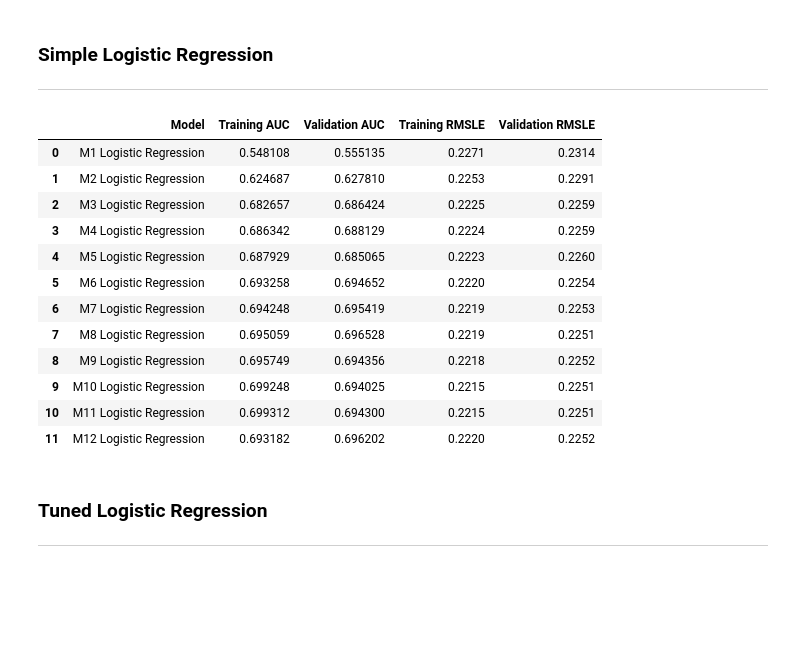
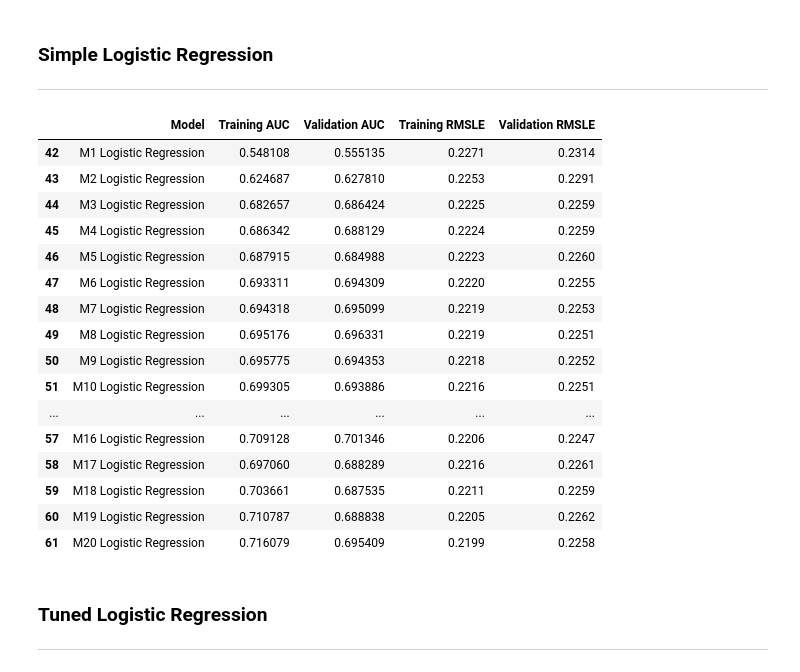
Before and after one commit to Iandrewburg/Data_Science, a Jupyter notebook: Data_Science_2/Assignments/Take_Home_Final/brandenburg_kaggle.ipynb, the cells around one changed output. Drawn from its saved outputs; the diff is of its cells as text; code cells hidden in the pictures; blank space fills up the shorter version.

```diff
--- a/Data_Science_2/Assignments/Take_Home_Final/brandenburg_kaggle.ipynb
+++ b/Data_Science_2/Assignments/Take_Home_Final/brandenburg_kaggle.ipynb
@@ -247,16 +248,17 @@ keyword_performance = ['kw_min_min',
 self_reference_metrics = ['self_reference_min_shares',
                           'self_reference_max_shares',
                           'self_reference_avg_sharess']
-publication_timing = ['weekday_is_monday',
-                      'weekday_is_tuesday',
+
+# dropped 'weekday_is_monday' and 'is_weekend'
+publication_timing = ['weekday_is_tuesday',
                       'weekday_is_wednesday',
                       'weekday_is_thursday',
                       'weekday_is_friday',
                       'weekday_is_saturday',
-                      'weekday_is_sunday',
-                      'is_weekend']
-content_topic_and_sentiment = ['data_channel_is_lifestyle',
-                               'data_channel_is_entertainment',
+                      'weekday_is_sunday']
+
+# dropped 'data_channel_is_lifestyle'
+content_topic_and_sentiment = ['data_channel_is_entertainment',
                                'data_channel_is_bus',
                                'data_channel_is_socmed',
                                'data_channel_is_tech',
@@ -278,5 +280,21 @@ title_sentiment = ['title_subjectivity',
                    'title_sentiment_polarity',
                    'abs_title_subjectivity',
                    'abs_title_sentiment_polarity']
+# %%
+def square_features(variables, df):
+    sqaured_features = []
+    for var in variables:
+        feature_name = f'{var}_squared'
+        df[feature_name] = df[var] ** 2
+        sqaured_features.append(feature_name)
+    return sqaured_features
+
+def interact_features(variables, df):
+    interacted_features = []
+    for (var1, var2) in combinations(variables, 2):
+        feature_name = f'{var1}_{var2}_interaction'
+        df[feature_name] = df[var1] * df[var2]
+        interacted_features.append(feature_name)
+    return interacted_features
 # %%
 ##################SQUARED TERMS###################
@@ -375,11 +369,9 @@ perm_importance_variables = ['n_tokens_title',
                              'self_reference_min_shares',
                              'self_reference_max_shares',
                              'self_reference_avg_sharess',
-                             'weekday_is_monday',
                              'weekday_is_thursday',
                              'weekday_is_friday',
                              'weekday_is_sunday',
-                             'is_weekend',
                              'data_channel_is_entertainment',
                              'data_channel_is_bus',
                              'data_channel_is_socmed',
@@ -432,7 +424,15 @@ models = {
     'M9': basic_text_features + content_properties + keyword_performance + self_reference_metrics + publication_timing + content_topic_and_sentiment + title_sentiment + sqrd_title_sentiment + sqrd_basic_text_features,
     'M10': basic_text_features + content_properties + keyword_performance + self_reference_metrics + publication_timing + content_topic_and_sentiment + title_sentiment + sqrd_title_sentiment + sqrd_basic_text_features + interaction_basic_text_features,
     'M11': basic_text_features + content_properties + keyword_performance + self_reference_metrics + publication_timing + content_topic_and_sentiment + title_sentiment + sqrd_title_sentiment + sqrd_basic_text_features + interaction_basic_text_features + interaction_title_sentiment_features,
-    'M12': perm_importance_variables
+    'M12': perm_importance_variables,
+    'M13': basic_text_features + content_properties + keyword_performance + self_reference_metrics + publication_timing + content_topic_and_sentiment + title_sentiment + sqrd_content_properties + sqrd_keyword_performance,
+    'M14': basic_text_features + content_properties + keyword_performance + self_reference_metrics + publication_timing + content_topic_and_sentiment + title_sentiment + sqrd_title_sentiment + sqrd_basic_text_features + sqrd_content_properties,
+    'M15': basic_text_features + content_properties + keyword_performance + self_reference_metrics + publication_timing + content_topic_and_sentiment + title_sentiment + sqrd_title_sentiment + sqrd_basic_text_features + sqrd_content_properties + sqrd_keyword_performance,
+    'M16': basic_text_features + content_properties + keyword_performance + self_reference_metrics + publication_timing + content_topic_and_sentiment + title_sentiment + sqrd_title_sentiment + sqrd_basic_text_features + sqrd_content_properties + sqrd_keyword_performance + sqrd_self_reference_metrics,
+    'M17': basic_text_features + content_properties + keyword_performance + self_reference_metrics + publication_timing + content_topic_and_sentiment + title_sentiment + interaction_content_properties,
+    'M18': basic_text_features + content_properties + keyword_performance + self_reference_metrics + publication_timing + content_topic_and_sentiment + title_sentiment + interaction_content_properties + interaction_keyword_performance,
+    'M19': basic_text_features + content_properties + keyword_performance + self_reference_metrics + publication_timing + content_topic_and_sentiment + title_sentiment + interaction_content_properties + interaction_keyword_performance + interaction_self_reference_metrics,
+    'M20': basic_text_features + content_properties + keyword_performance + self_reference_metrics + publication_timing + content_topic_and_sentiment + title_sentiment + interaction_content_properties + interaction_keyword_performance + interaction_self_reference_metrics + sqrd_title_sentiment + sqrd_basic_text_features + sqrd_content_properties + sqrd_keyword_performance + sqrd_self_reference_metrics,
 }
 # %%
 # Split 'train_data' into training and validation sets
@@ -471,46 +471,50 @@ for model_name, features in models.items():
         ("scale_features", ColumnTransformer([("scale", StandardScaler(), features)], remainder='drop')),
         ("log_reg", LogisticRegression())
     ]
 
     # Create pipeline
     pipeline = Pipeline(steps)
 
     # Fit the model on training data
     pipeline.fit(X_train[features], y_train)
 
     # Predict probabilities on the training and validation data
     # Note: We use predict_proba to get probabilities, and we're interested in the probabilities of the positive class (usually at index 1)
     train_prob = pipeline.predict_proba(X_train[features])[:, 1]
     val_prob = pipeline.predict_proba(X_val[features])[:, 1]
 
     # Calculate AUC
     train_auc = roc_auc_score(y_train, train_prob)
     val_auc = roc_auc_score(y_val, val_prob)
 
     # Calculate RMSLE
     train_rmsle = calculateRMSLE(train_prob, y_train)
     val_rmsle = calculateRMSLE(val_prob, y_val)
 
     # Append results
     results.append([full_model_name, train_auc, val_auc, train_rmsle, val_rmsle])
 
 results_df = pd.DataFrame(results, columns=['Model', 'Training AUC', 'Validation AUC', 'Training RMSLE', 'Validation RMSLE'])
 
-results_df.tail(12)
+results_df.tail(20)
 # %% [output]
 |  | Model | Training AUC | Validation AUC | Training RMSLE | Validation RMSLE |
-| 0 | M1 Logistic Regression | 0.548108 | 0.555135 | 0.2271 | 0.2314 |
-| 1 | M2 Logistic Regression | 0.624687 | 0.627810 | 0.2253 | 0.2291 |
-| 2 | M3 Logistic Regression | 0.682657 | 0.686424 | 0.2225 | 0.2259 |
-| 3 | M4 Logistic Regression | 0.686342 | 0.688129 | 0.2224 | 0.2259 |
-| 4 | M5 Logistic Regression | 0.687929 | 0.685065 | 0.2223 | 0.2260 |
-| 5 | M6 Logistic Regression | 0.693258 | 0.694652 | 0.2220 | 0.2254 |
-| 6 | M7 Logistic Regression | 0.694248 | 0.695419 | 0.2219 | 0.2253 |
-| 7 | M8 Logistic Regression | 0.695059 | 0.696528 | 0.2219 | 0.2251 |
-| 8 | M9 Logistic Regression | 0.695749 | 0.694356 | 0.2218 | 0.2252 |
-| 9 | M10 Logistic Regression | 0.699248 | 0.694025 | 0.2215 | 0.2251 |
-| 10 | M11 Logistic Regression | 0.699312 | 0.694300 | 0.2215 | 0.2251 |
-| 11 | M12 Logistic Regression | 0.693182 | 0.696202 | 0.2220 | 0.2252 |
+| 42 | M1 Logistic Regression | 0.548108 | 0.555135 | 0.2271 | 0.2314 |
+| 43 | M2 Logistic Regression | 0.624687 | 0.627810 | 0.2253 | 0.2291 |
+| 44 | M3 Logistic Regression | 0.682657 | 0.686424 | 0.2225 | 0.2259 |
+| 45 | M4 Logistic Regression | 0.686342 | 0.688129 | 0.2224 | 0.2259 |
+| 46 | M5 Logistic Regression | 0.687915 | 0.684988 | 0.2223 | 0.2260 |
+| 47 | M6 Logistic Regression | 0.693311 | 0.694309 | 0.2220 | 0.2255 |
+| 48 | M7 Logistic Regression | 0.694318 | 0.695099 | 0.2219 | 0.2253 |
+| 49 | M8 Logistic Regression | 0.695176 | 0.696331 | 0.2219 | 0.2251 |
+| 50 | M9 Logistic Regression | 0.695775 | 0.694353 | 0.2218 | 0.2252 |
+| 51 | M10 Logistic Regression | 0.699305 | 0.693886 | 0.2216 | 0.2251 |
+| ... | ... | ... | ... | ... | ... |
+| 57 | M16 Logistic Regression | 0.709128 | 0.701346 | 0.2206 | 0.2247 |
+| 58 | M17 Logistic Regression | 0.697060 | 0.688289 | 0.2216 | 0.2261 |
+| 59 | M18 Logistic Regression | 0.703661 | 0.687535 | 0.2211 | 0.2259 |
+| 60 | M19 Logistic Regression | 0.710787 | 0.688838 | 0.2205 | 0.2262 |
+| 61 | M20 Logistic Regression | 0.716079 | 0.695409 | 0.2199 | 0.2258 |
 # %% [markdown]
 ### Tuned Logistic Regression
 ---
```
Also changed, not shown: parts of 43 cells of this notebook, 21 other files.
